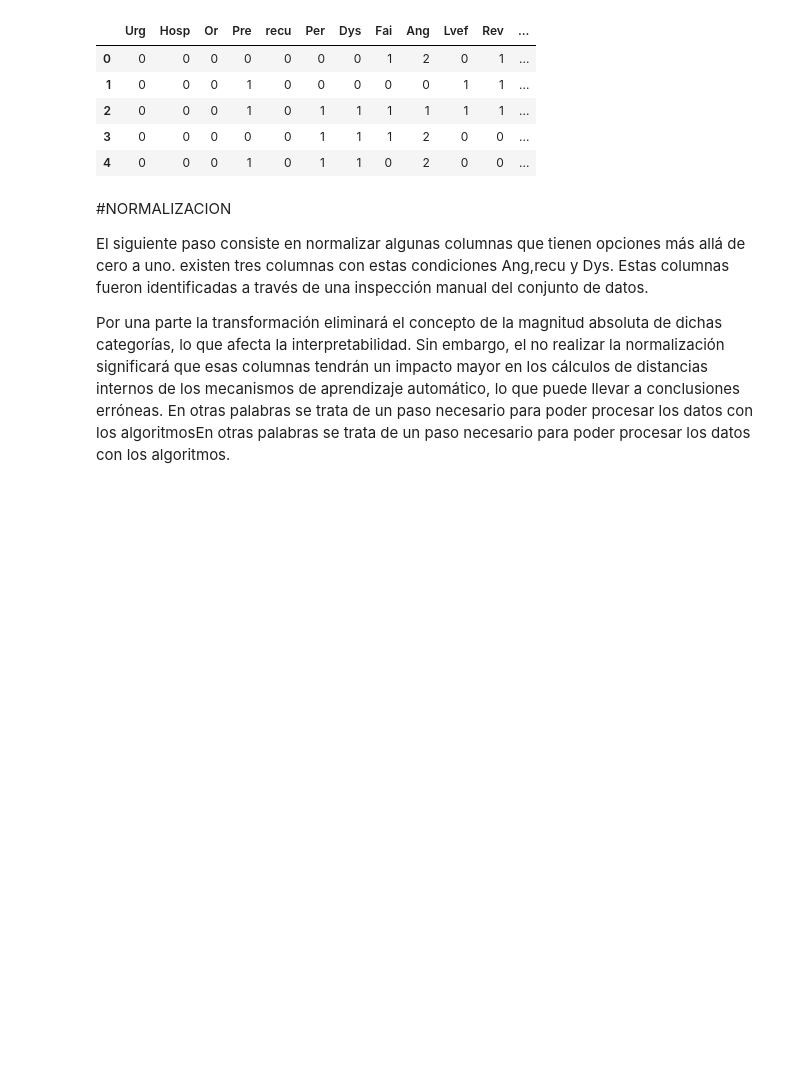
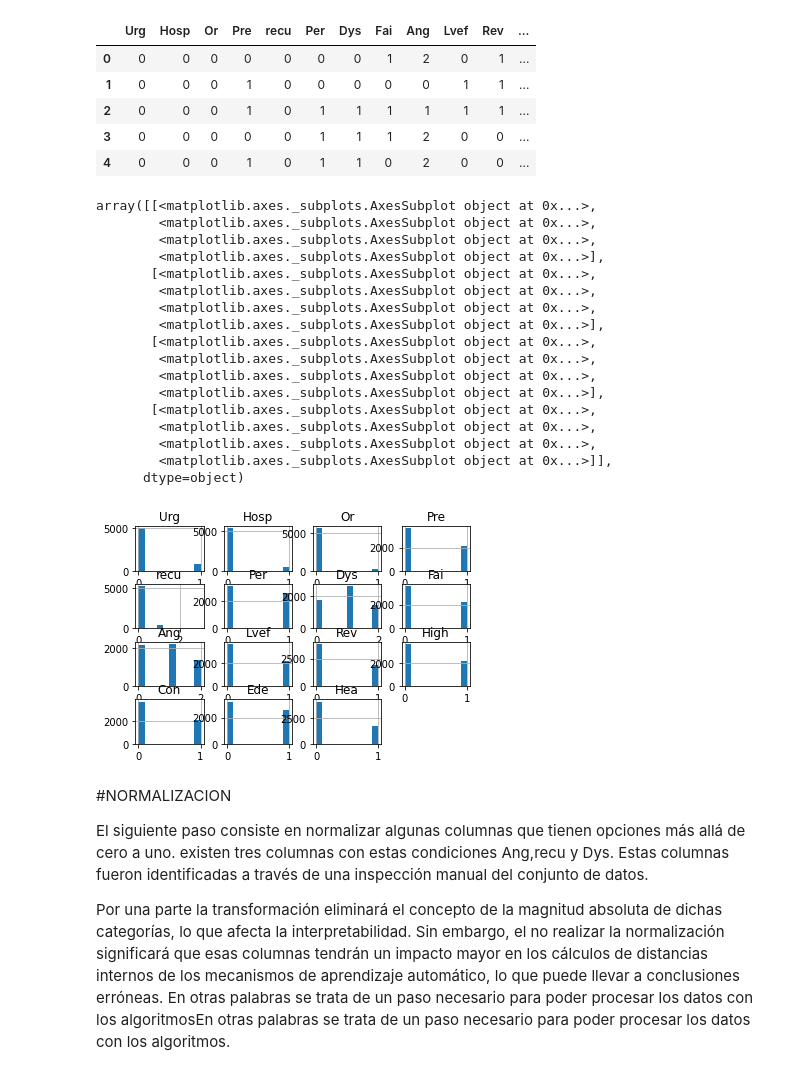
Before and after one commit to castudil/cardiology, a Jupyter notebook: cardiology.ipynb, the cells around one changed output. Drawn from its saved outputs; the diff is of its cells as text; code cells hidden in the pictures; blank space fills up the shorter version.

```diff
--- a/cardiology.ipynb
+++ b/cardiology.ipynb
@@ -38,6 +38,28 @@ df.head()
 | 2 | 0 | 0 | 0 | 1 | 0 | 1 | 1 | 1 | 1 | 1 | 1 | ... |
 | 3 | 0 | 0 | 0 | 0 | 0 | 1 | 1 | 1 | 2 | 0 | 0 | ... |
 | 4 | 0 | 0 | 0 | 1 | 0 | 1 | 1 | 0 | 2 | 0 | 0 | ... |
+# %%
+# histograms of the variables
+df.hist()
+# %% [output]
+array([[<matplotlib.axes._subplots.AxesSubplot object at 0x...>,
+        <matplotlib.axes._subplots.AxesSubplot object at 0x...>,
+        <matplotlib.axes._subplots.AxesSubplot object at 0x...>,
+        <matplotlib.axes._subplots.AxesSubplot object at 0x...>],
+       [<matplotlib.axes._subplots.AxesSubplot object at 0x...>,
+        <matplotlib.axes._subplots.AxesSubplot object at 0x...>,
+        <matplotlib.axes._subplots.AxesSubplot object at 0x...>,
+        <matplotlib.axes._subplots.AxesSubplot object at 0x...>],
+       [<matplotlib.axes._subplots.AxesSubplot object at 0x...>,
+        <matplotlib.axes._subplots.AxesSubplot object at 0x...>,
+        <matplotlib.axes._subplots.AxesSubplot object at 0x...>,
+        <matplotlib.axes._subplots.AxesSubplot object at 0x...>],
+       [<matplotlib.axes._subplots.AxesSubplot object at 0x...>,
+        <matplotlib.axes._subplots.AxesSubplot object at 0x...>,
+        <matplotlib.axes._subplots.AxesSubplot object at 0x...>,
+        <matplotlib.axes._subplots.AxesSubplot object at 0x...>]],
+      dtype=object)
+[figure, added]
 # %% [markdown]
 #NORMALIZACION
 
```
Also changed, not shown: parts of 14 cells of this notebook.
